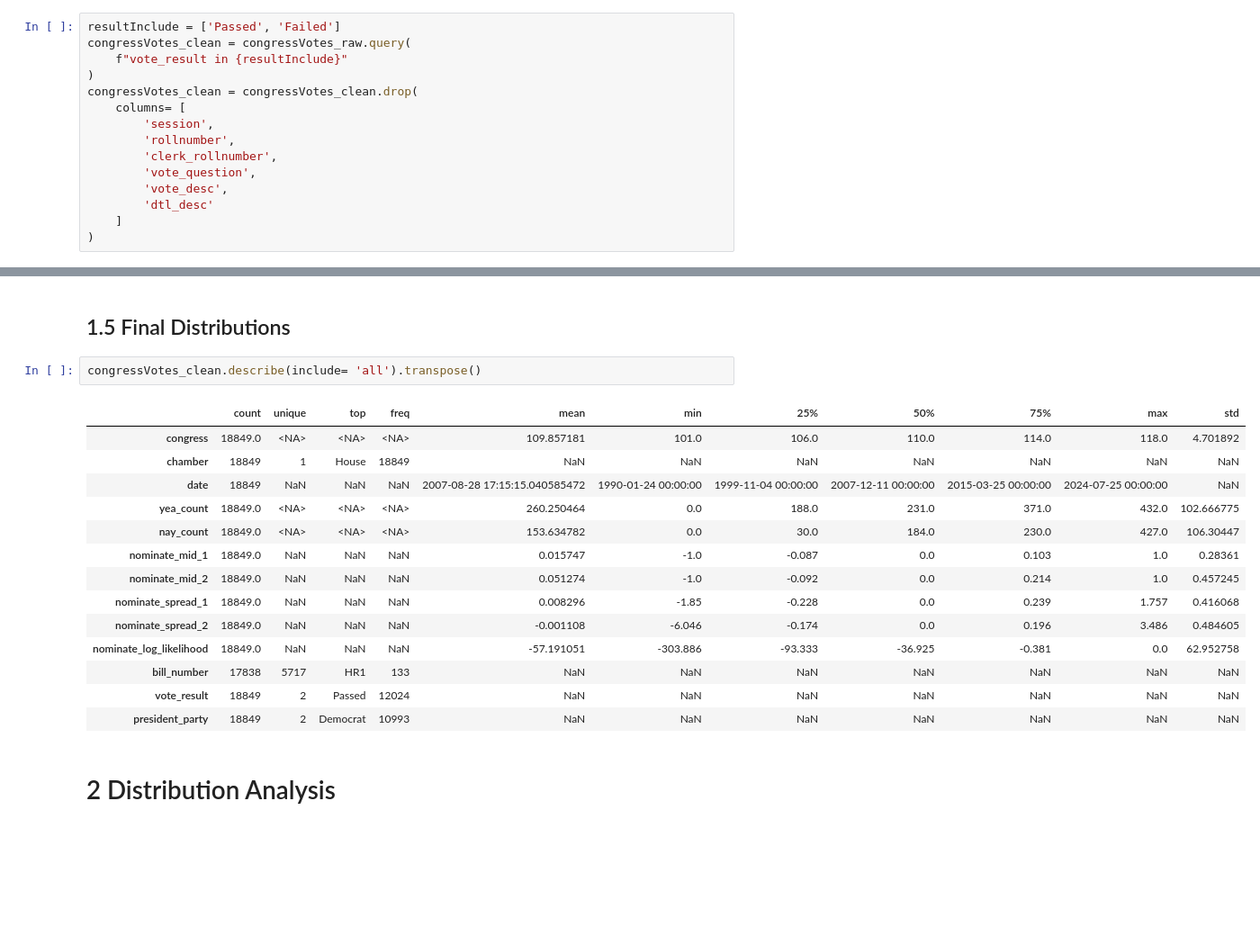
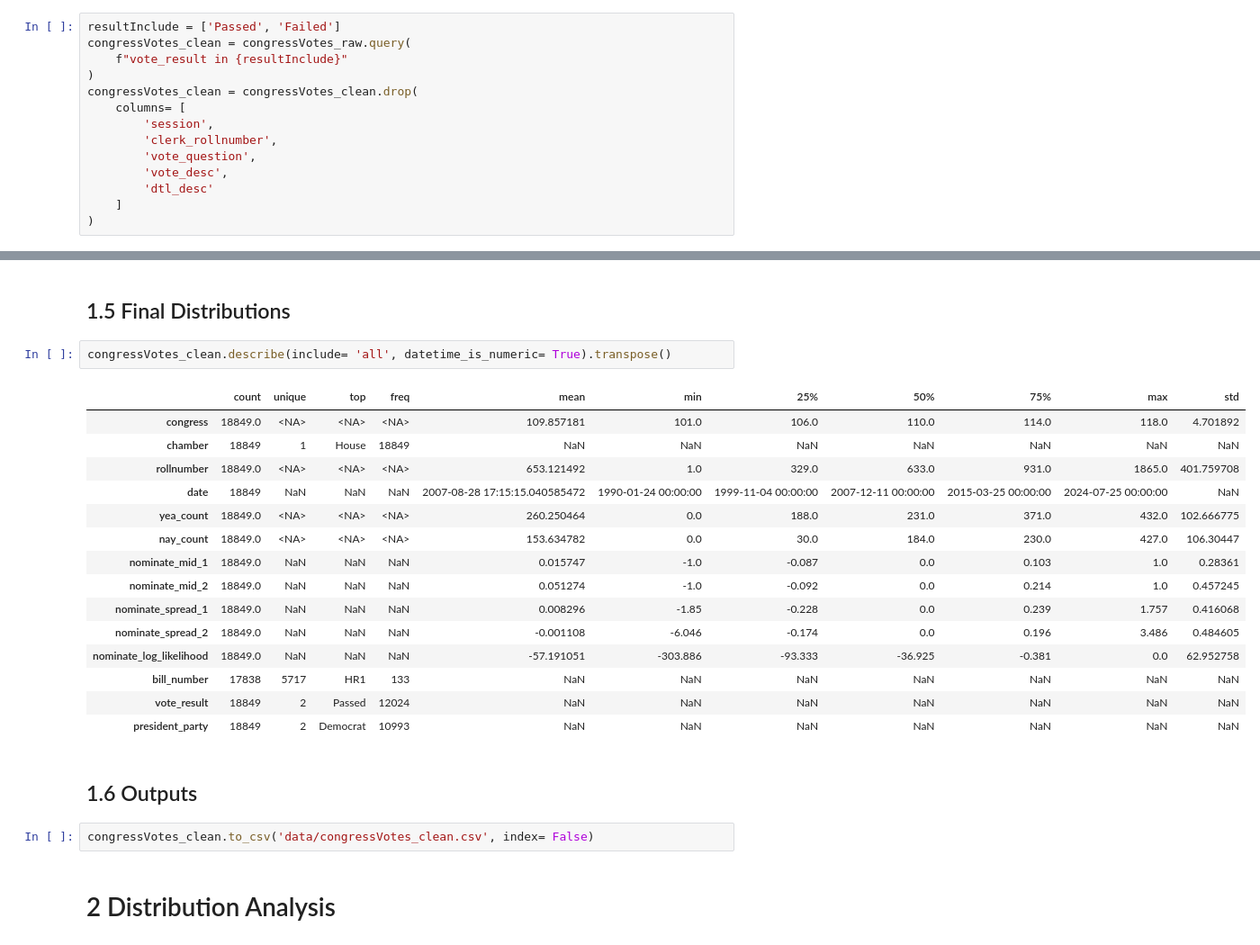
Before and after one commit to Malekyte/political-polarity, a Jupyter notebook: nbCongressVotes.ipynb, the cells around one changed output, grey strips where cells are left out. Shown at 90% size. Saved outputs shown, nothing was run; the diff lists cells and outputs as text; blank space fills up the shorter version.

```diff
--- a/nbCongressVotes.ipynb
+++ b/nbCongressVotes.ipynb
@@ -93,7 +93,6 @@ congressVotes_clean = congressVotes_raw.query(
 congressVotes_clean = congressVotes_clean.drop(
     columns= [
         'session',
-        'rollnumber',
         'clerk_rollnumber',
         'vote_question',
         'vote_desc',
@@ -112,11 +111,12 @@ congressVotes_clean = pd.merge(
 # %% [markdown]
 ## 1.5 Final Distributions
 # %%
-congressVotes_clean.describe(include= 'all').transpose()
+congressVotes_clean.describe(include= 'all', datetime_is_numeric= True).transpose()
 # %% [output]
 |  | count | unique | top | freq | mean | min | 25% | 50% | 75% | max | std |
 | congress | 18849.0 | <NA> | <NA> | <NA> | 109.857181 | 101.0 | 106.0 | 110.0 | 114.0 | 118.0 | 4.701892 |
 | chamber | 18849 | 1 | House | 18849 | NaN | NaN | NaN | NaN | NaN | NaN | NaN |
+| rollnumber | 18849.0 | <NA> | <NA> | <NA> | 653.121492 | 1.0 | 329.0 | 633.0 | 931.0 | 1865.0 | 401.759708 |
 | date | 18849 | NaN | NaN | NaN | 2007-08-28 17:15:15.040585472 | 1990-01-24 00:00:00 | 1999-11-04 00:00:00 | 2007-12-11 00:00:00 | 2015-03-25 00:00:00 | 2024-07-25 00:00:00 | NaN |
 | yea_count | 18849.0 | <NA> | <NA> | <NA> | 260.250464 | 0.0 | 188.0 | 231.0 | 371.0 | 432.0 | 102.666775 |
 | nay_count | 18849.0 | <NA> | <NA> | <NA> | 153.634782 | 0.0 | 30.0 | 184.0 | 230.0 | 427.0 | 106.30447 |
@@ -128,6 +128,10 @@ congressVotes_clean.describe(include= 'all').transpose()
 | bill_number | 17838 | 5717 | HR1 | 133 | NaN | NaN | NaN | NaN | NaN | NaN | NaN |
 | vote_result | 18849 | 2 | Passed | 12024 | NaN | NaN | NaN | NaN | NaN | NaN | NaN |
 | president_party | 18849 | 2 | Democrat | 10993 | NaN | NaN | NaN | NaN | NaN | NaN | NaN |
+# %% [markdown]
+## 1.6 Outputs
+# %%
+congressVotes_clean.to_csv('data/congressVotes_clean.csv', index= False)
 # %% [markdown]
 # 2 Distribution Analysis
 # %% [markdown]
```
Also changed, not shown: parts of 2 cells of this notebook, 4 other files.
